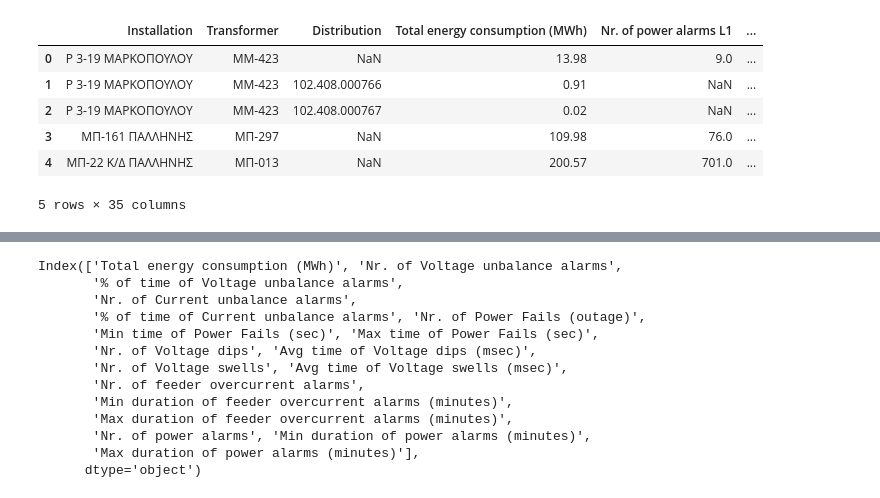
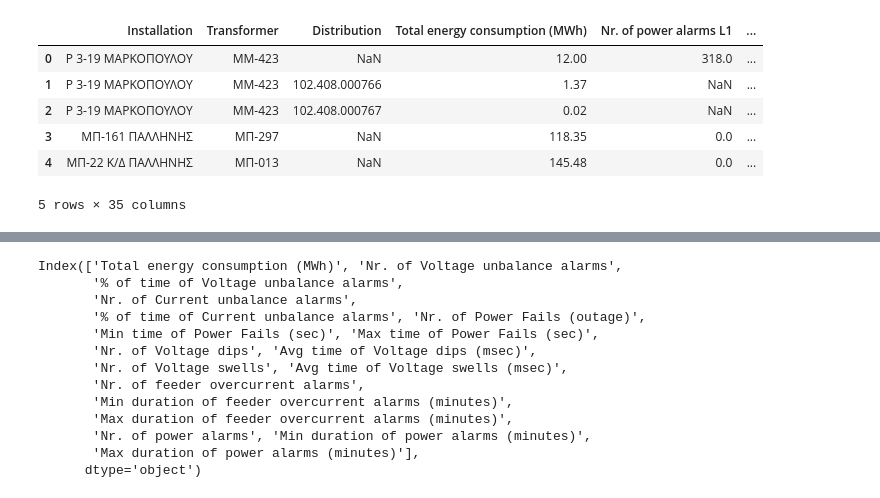
Before and after one commit to AimiliaPapagiannaki/thingsboard, a Jupyter notebook: mi6/HEDNOKPIs/plotKPIs.ipynb, the cells around one changed output, grey strips where cells are left out. Saved outputs shown, nothing was run; the diff lists cells and outputs as text; code cells hidden in the pictures.

```diff
--- a/mi6/HEDNOKPIs/plotKPIs.ipynb
+++ b/mi6/HEDNOKPIs/plotKPIs.ipynb
@@ -31,15 +31,15 @@ def get_osm_map_image(latitude, longitude, zoom=15, width=600, height=400):
     else:
         print(f"Failed to retrieve map image. Status code: {response.status_code}")
 # %%
-df = pd.read_excel('HEDNO_KPIs_v3.xlsx', engine='openpyxl')
+df = pd.read_excel('HEDNO_KPIs_4_2024.xlsx', engine='openpyxl')
 df.head()
 # %% [output]
 |  | Installation | Transformer | Distribution | Total energy consumption (MWh) | Nr. of power alarms L1 | ... |
-| 0 | Ρ 3-19 ΜΑΡΚΟΠΟΥΛΟΥ | ΜΜ-423 | NaN | 13.98 | 9.0 | ... |
-| 1 | Ρ 3-19 ΜΑΡΚΟΠΟΥΛΟΥ | ΜΜ-423 | 102.408.000766 | 0.91 | NaN | ... |
+| 0 | Ρ 3-19 ΜΑΡΚΟΠΟΥΛΟΥ | ΜΜ-423 | NaN | 12.00 | 318.0 | ... |
+| 1 | Ρ 3-19 ΜΑΡΚΟΠΟΥΛΟΥ | ΜΜ-423 | 102.408.000766 | 1.37 | NaN | ... |
 | 2 | Ρ 3-19 ΜΑΡΚΟΠΟΥΛΟΥ | ΜΜ-423 | 102.408.000767 | 0.02 | NaN | ... |
-| 3 | ΜΠ-161 ΠΑΛΛΗΝΗΣ | ΜΠ-297 | NaN | 109.98 | 76.0 | ... |
-| 4 | ΜΠ-22 Κ/Δ ΠΑΛΛΗΝΗΣ | ΜΠ-013 | NaN | 200.57 | 701.0 | ... |
+| 3 | ΜΠ-161 ΠΑΛΛΗΝΗΣ | ΜΠ-297 | NaN | 118.35 | 0.0 | ... |
+| 4 | ΜΠ-22 Κ/Δ ΠΑΛΛΗΝΗΣ | ΜΠ-013 | NaN | 145.48 | 0.0 | ... |
 5 rows × 35 columns
 # %%
 ###### TEST to get new columns
```
Also changed, not shown: parts of 8 cells of this notebook, 1 other file.
